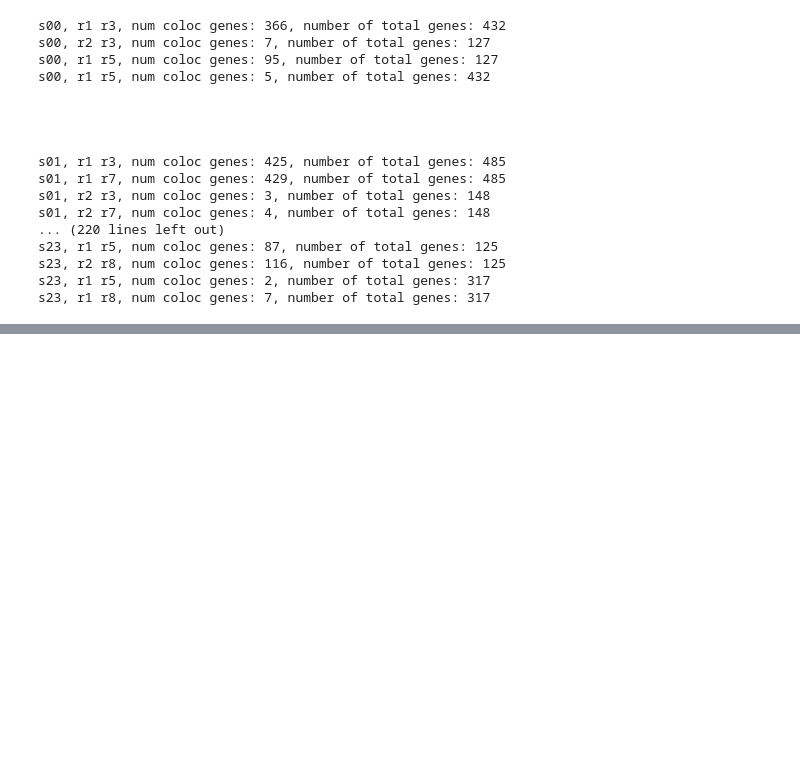
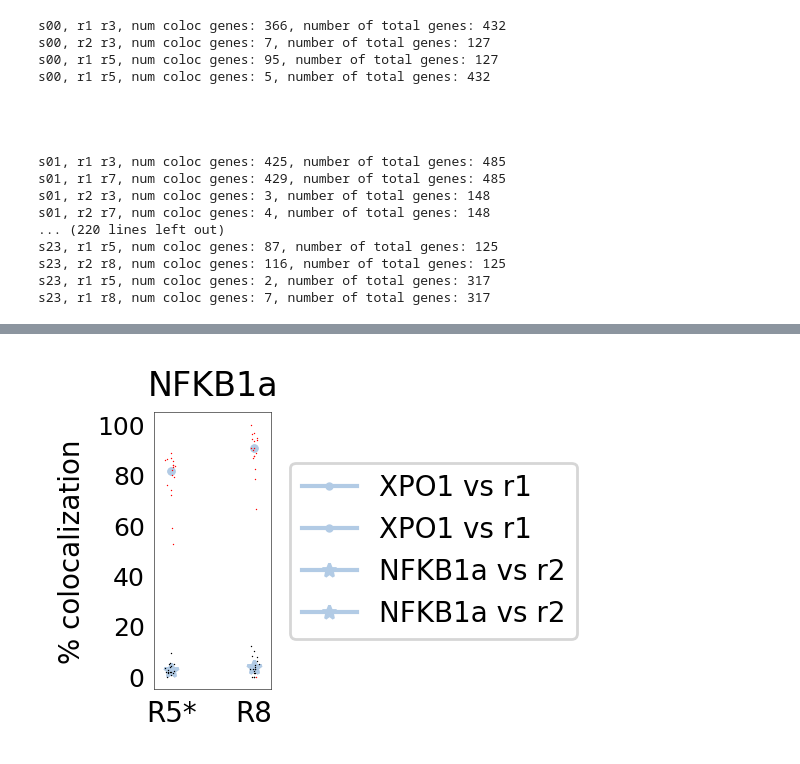
Before and after one commit to fish-quant/autofish-analysis, a Jupyter notebook: autofish_analysis/saber_xpo1_nkfb_roundsfig_3/Code/Align_and_compute_colocalization.ipynb, the cells around one changed output, grey strips where cells are left out. Cells and saved outputs as stored; diff of their text form; code cells hidden in the pictures; blank space fills up the shorter version.

```diff
--- a/autofish_analysis/saber_xpo1_nkfb_roundsfig_3/Code/Align_and_compute_colocalization.ipynb
+++ b/autofish_analysis/saber_xpo1_nkfb_roundsfig_3/Code/Align_and_compute_colocalization.ipynb
@@ -736,0 +725,48 @@ fig.savefig('percent_coloc_nfkb1a_V4.svg')
+# %%
+plt.rcParams['figure.facecolor'] = 'white'
+plt.rcParams['axes.facecolor'] = 'white'
+thin_line_properties = {
+    'linewidth': 0.2  # Set the desired linewidth here
+}
+colors = ['#94c9de00','#94c9de00','#94c9de00']
+
+fig, ax = plt.subplots(figsize=(0.75, 1.8), dpi=200)
+
+ax.plot([1,1],[c_25, c_25], color= '#b2cbe5', label= 'XPO1 vs r1', marker = 'o', markersize=2)
+ax.plot(np.ones_like(h_c25_e) + np.random.randn(len(h_c25_e))*v, h_c25_e,'o', markersize=0.5, color = 'r',
+        markerfacecolor='r', markeredgecolor='r', markeredgewidth=0)
+
+ax.plot([2,2],[c_28, c_28], color= '#b2cbe5', label= 'XPO1 vs r1', marker = 'o', markersize=2)
+ax.plot(2*np.ones_like(h_c28_e) + np.random.randn(len(h_c28_e))*v, h_c28_e,'o', markersize=0.5, color = 'r',
+        markerfacecolor='r', markeredgecolor='r', markeredgewidth=0)
+
+ax.plot([1,1],[c_15, c_15], color= '#b2cbe5', label= 'NFKB1a vs r2', marker = '*', markersize=5)
+ax.plot(np.ones_like(h_c15_e) + np.random.randn(len(h_c15_e))*v, h_c15_e,'o', markersize=0.5, color = 'k',
+        markerfacecolor='k', markeredgecolor='k', markeredgewidth=0)
+
+ax.plot([2,2],[c_18, c_18], color= '#b2cbe5', label= 'NFKB1a vs r2', marker = '*', markersize=5)
+ax.plot(2*np.ones_like(h_c18_e) + np.random.randn(len(h_c18_e))*v, h_c18_e,'o', markersize=0.5, color = 'k',
+        markerfacecolor='k', markeredgecolor='k', markeredgewidth=0)
+
+ax.set_ylabel('% colocalization',fontsize=10)
+
+new_tick_positions = [1, 2]
+ax.set_xticks(new_tick_positions)
+new_labels = ['R5*','R8']
+ax.set_yticks([0, 20, 40,60, 80, 100])
+ax.set_xlim([0.8, 2.2])
+ax.set_xticklabels(new_labels, fontsize=10);
+ax.tick_params(axis='y', labelsize=9,  length=0.0)
+ax.set_title('NFKB1a');
+ax.tick_params(axis='x', length=0.0)
+
+for spine in ['top', 'bottom', 'left', 'right']:
+    ax.spines[spine].set_linewidth(0.2)
+
+
+ax.legend(loc='center left', bbox_to_anchor=(1.05, 0.5));
+
+
+fig.savefig('percent_coloc_nfkb1a_V5.svg')
+# %% [output]
+[figure, added]
```
Also changed, not shown: parts of 6 cells of this notebook.
